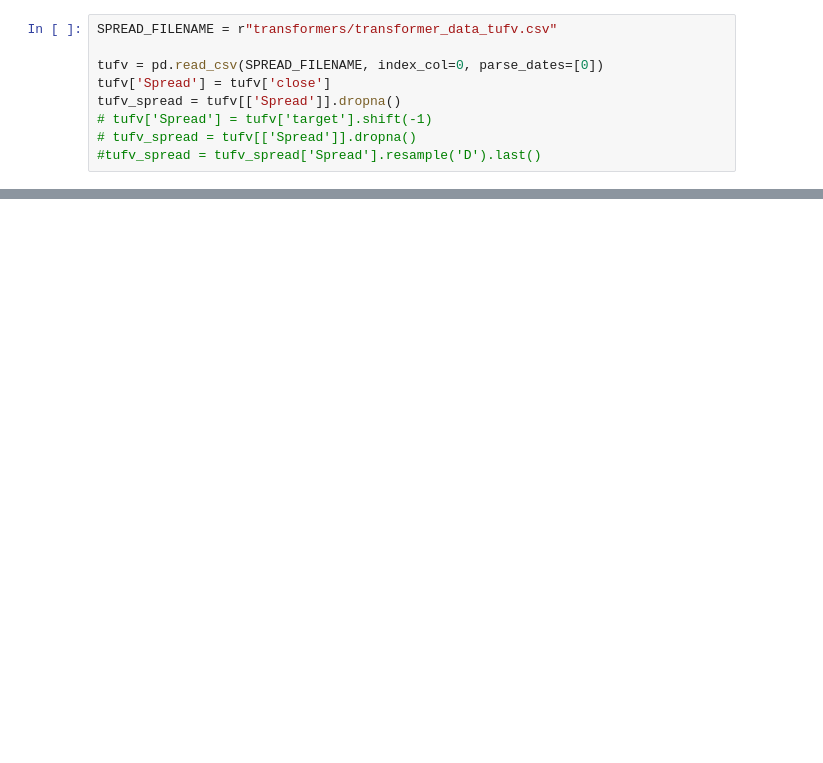
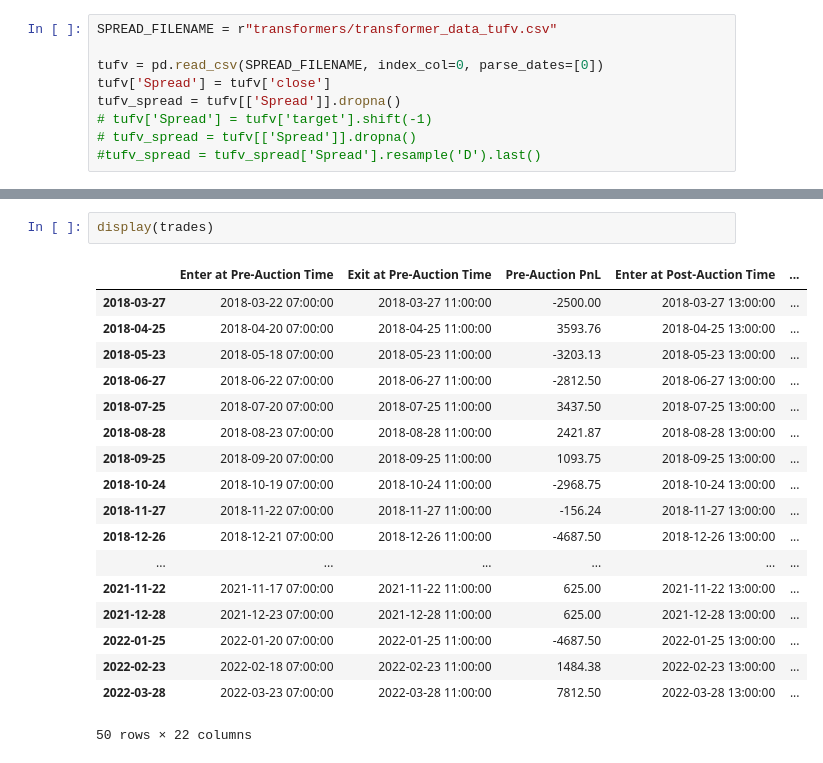
Before and after one commit to chiwailee/UChicago-Winter2022, a Jupyter notebook: Auction_Analysis.ipynb, the cells around one changed output, grey strips where cells are left out. Drawn from its saved outputs; the diff is of its cells as text; blank space fills up the shorter version.

```diff
--- a/Auction_Analysis.ipynb
+++ b/Auction_Analysis.ipynb
@@ -83,0 +107,21 @@ for i in range(1, 20, 5):
+# %%
+display(trades)
+# %% [output]
+|  | Enter at Pre-Auction Time | Exit at Pre-Auction Time | Pre-Auction PnL | Enter at Post-Auction Time | ... |
+| 2018-03-27 | 2018-03-22 07:00:00 | 2018-03-27 11:00:00 | -2500.00 | 2018-03-27 13:00:00 | ... |
+| 2018-04-25 | 2018-04-20 07:00:00 | 2018-04-25 11:00:00 | 3593.76 | 2018-04-25 13:00:00 | ... |
+| 2018-05-23 | 2018-05-18 07:00:00 | 2018-05-23 11:00:00 | -3203.13 | 2018-05-23 13:00:00 | ... |
+| 2018-06-27 | 2018-06-22 07:00:00 | 2018-06-27 11:00:00 | -2812.50 | 2018-06-27 13:00:00 | ... |
+| 2018-07-25 | 2018-07-20 07:00:00 | 2018-07-25 11:00:00 | 3437.50 | 2018-07-25 13:00:00 | ... |
+| 2018-08-28 | 2018-08-23 07:00:00 | 2018-08-28 11:00:00 | 2421.87 | 2018-08-28 13:00:00 | ... |
+| 2018-09-25 | 2018-09-20 07:00:00 | 2018-09-25 11:00:00 | 1093.75 | 2018-09-25 13:00:00 | ... |
+| 2018-10-24 | 2018-10-19 07:00:00 | 2018-10-24 11:00:00 | -2968.75 | 2018-10-24 13:00:00 | ... |
+| 2018-11-27 | 2018-11-22 07:00:00 | 2018-11-27 11:00:00 | -156.24 | 2018-11-27 13:00:00 | ... |
+| 2018-12-26 | 2018-12-21 07:00:00 | 2018-12-26 11:00:00 | -4687.50 | 2018-12-26 13:00:00 | ... |
+| ... | ... | ... | ... | ... | ... |
+| 2021-11-22 | 2021-11-17 07:00:00 | 2021-11-22 11:00:00 | 625.00 | 2021-11-22 13:00:00 | ... |
+| 2021-12-28 | 2021-12-23 07:00:00 | 2021-12-28 11:00:00 | 625.00 | 2021-12-28 13:00:00 | ... |
+| 2022-01-25 | 2022-01-20 07:00:00 | 2022-01-25 11:00:00 | -4687.50 | 2022-01-25 13:00:00 | ... |
+| 2022-02-23 | 2022-02-18 07:00:00 | 2022-02-23 11:00:00 | 1484.38 | 2022-02-23 13:00:00 | ... |
+| 2022-03-28 | 2022-03-23 07:00:00 | 2022-03-28 11:00:00 | 7812.50 | 2022-03-28 13:00:00 | ... |
+50 rows × 22 columns
```
Also changed, not shown: parts of 4 cells of this notebook, 1 other file.
